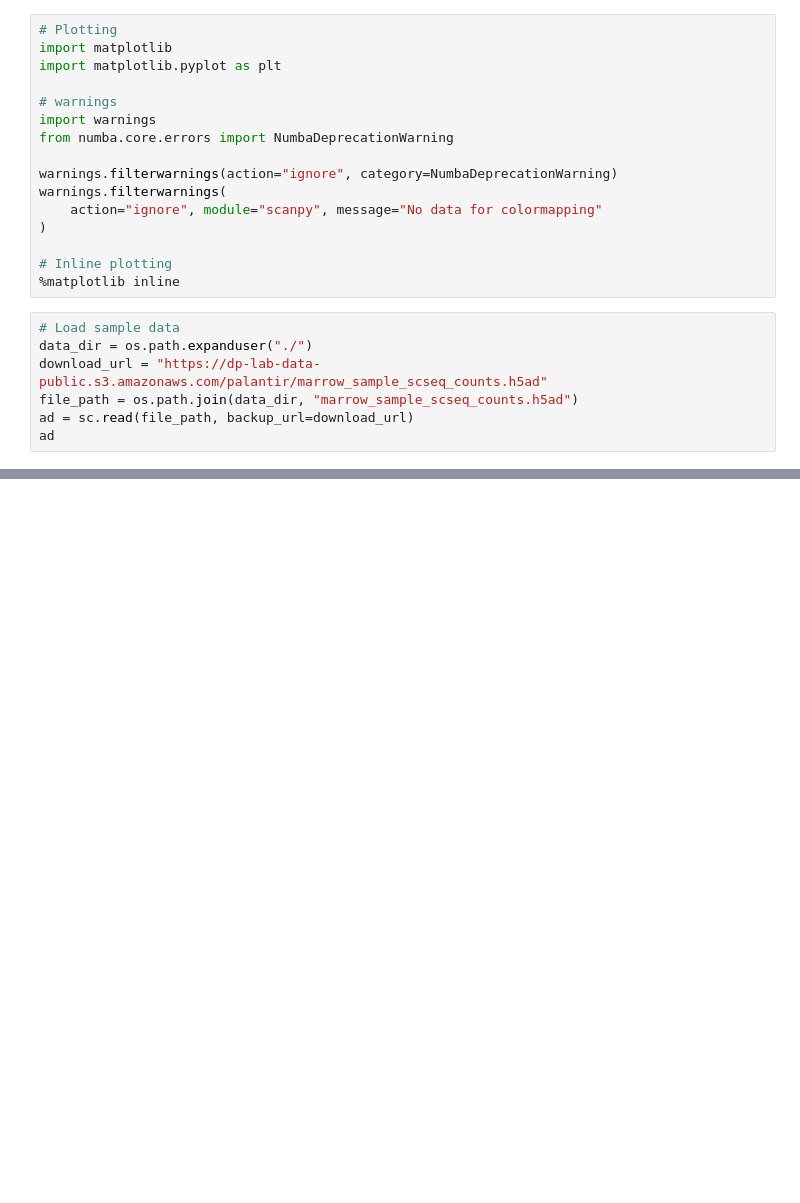
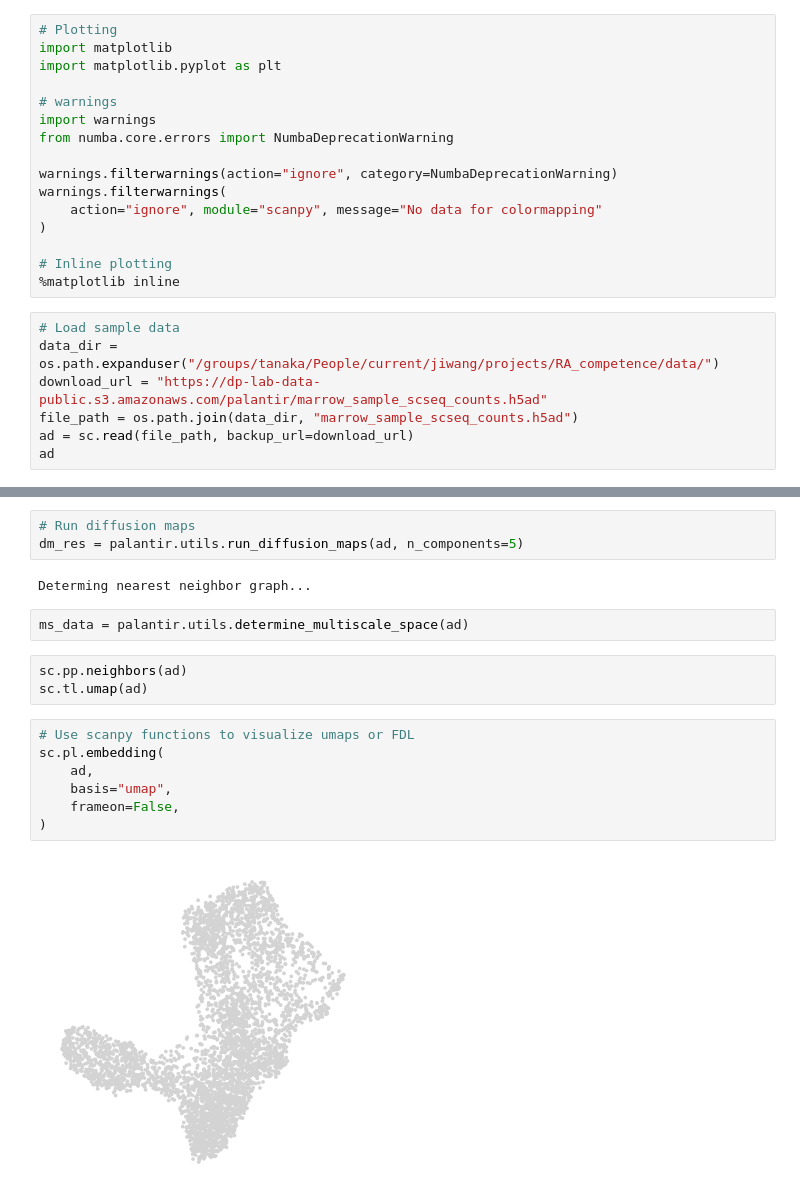
Before and after one commit to lengfei5/RA_competence, a Jupyter notebook: scripts/run_palantir_pseudotime.ipynb, the cells around one changed output, grey strips where cells are left out. Saved outputs shown, nothing was run; the diff lists cells and outputs as text; blank space fills up the shorter version.

```diff
--- a/scripts/run_palantir_pseudotime.ipynb
+++ b/scripts/run_palantir_pseudotime.ipynb
@@ -25,7 +22,7 @@ warnings.filterwarnings(
 %matplotlib inline
 # %%
 # Load sample data
-data_dir = os.path.expanduser("./")
+data_dir = os.path.expanduser("/groups/tanaka/People/current/jiwang/projects/RA_competence/data/")
 download_url = "https://dp-lab-data-public.s3.amazonaws.com/palantir/marrow_sample_scseq_counts.h5ad"
 file_path = os.path.join(data_dir, "marrow_sample_scseq_counts.h5ad")
 ad = sc.read(file_path, backup_url=download_url)
@@ -32,0 +50,19 @@ ad
+# %%
+# Run diffusion maps
+dm_res = palantir.utils.run_diffusion_maps(ad, n_components=5)
+# %% [output]
+Determing nearest neighbor graph...
+# %%
+ms_data = palantir.utils.determine_multiscale_space(ad)
+# %%
+sc.pp.neighbors(ad)
+sc.tl.umap(ad)
+# %%
+# Use scanpy functions to visualize umaps or FDL
+sc.pl.embedding(
+    ad,
+    basis="umap",
+    frameon=False,
+)
+# %% [output]
+[figure, added]
```
Also changed, not shown: parts of 14 cells of this notebook, 4 other files.
